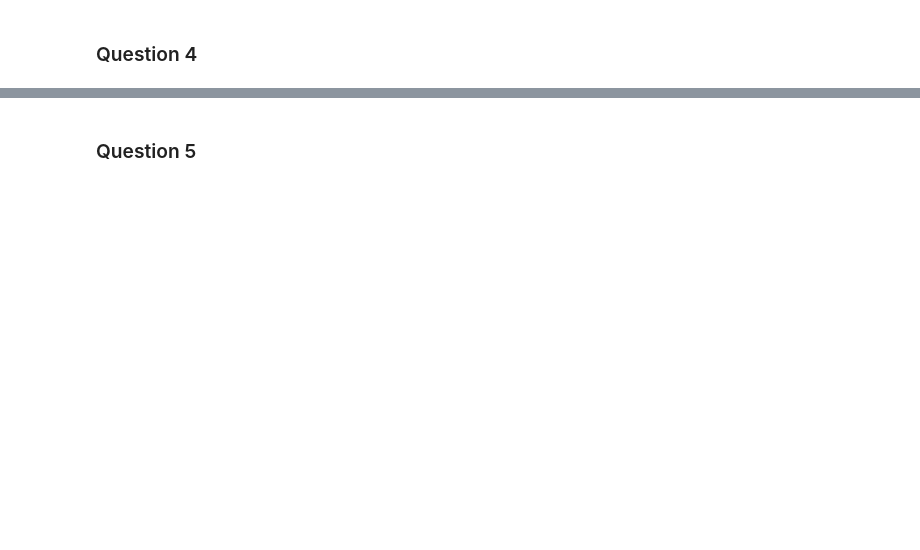
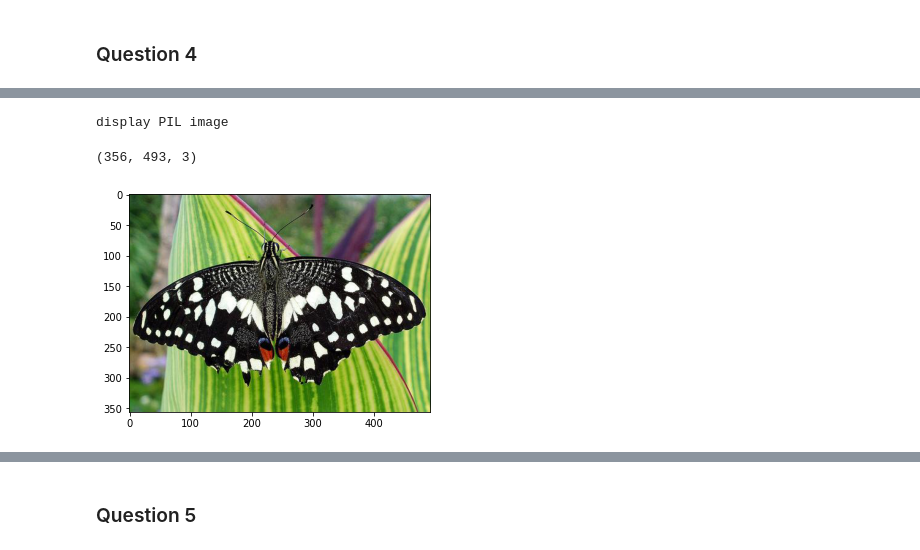
Before and after one commit to franciszero/AIDI-course, a Jupyter notebook: AIDI all solutions/AIDI 1007 Computer Vision/assign1/OpenCV_Exercise.ipynb, the cells around one changed output, grey strips where cells are left out. Cells and saved outputs as stored; diff of their text form; code cells hidden in the pictures; blank space fills up the shorter version.

```diff
--- a/AIDI all solutions/AIDI 1007 Computer Vision/assign1/OpenCV_Exercise.ipynb
+++ b/AIDI all solutions/AIDI 1007 Computer Vision/assign1/OpenCV_Exercise.ipynb
@@ -63,0 +124,14 @@ cv2.imshow('test', arr2)
+# %%
+from PIL import Image
+img_color = Image.open(workspace + 'butterfly.jpg')
+from matplotlib import pyplot as plt
+from matplotlib.pyplot import imshow
+print("display PIL image")
+arr_rgb = np.asarray(img_color)
+rgb_img = cv2.cvtColor(arr_rgb, cv2.IMREAD_COLOR)
+imshow(rgb_img)
+rgb_img.shape
+# %% [output]
+display PIL image
+(356, 493, 3)
+[figure, added]
```
Also changed, not shown: parts of 27 cells of this notebook, 1 other file.
